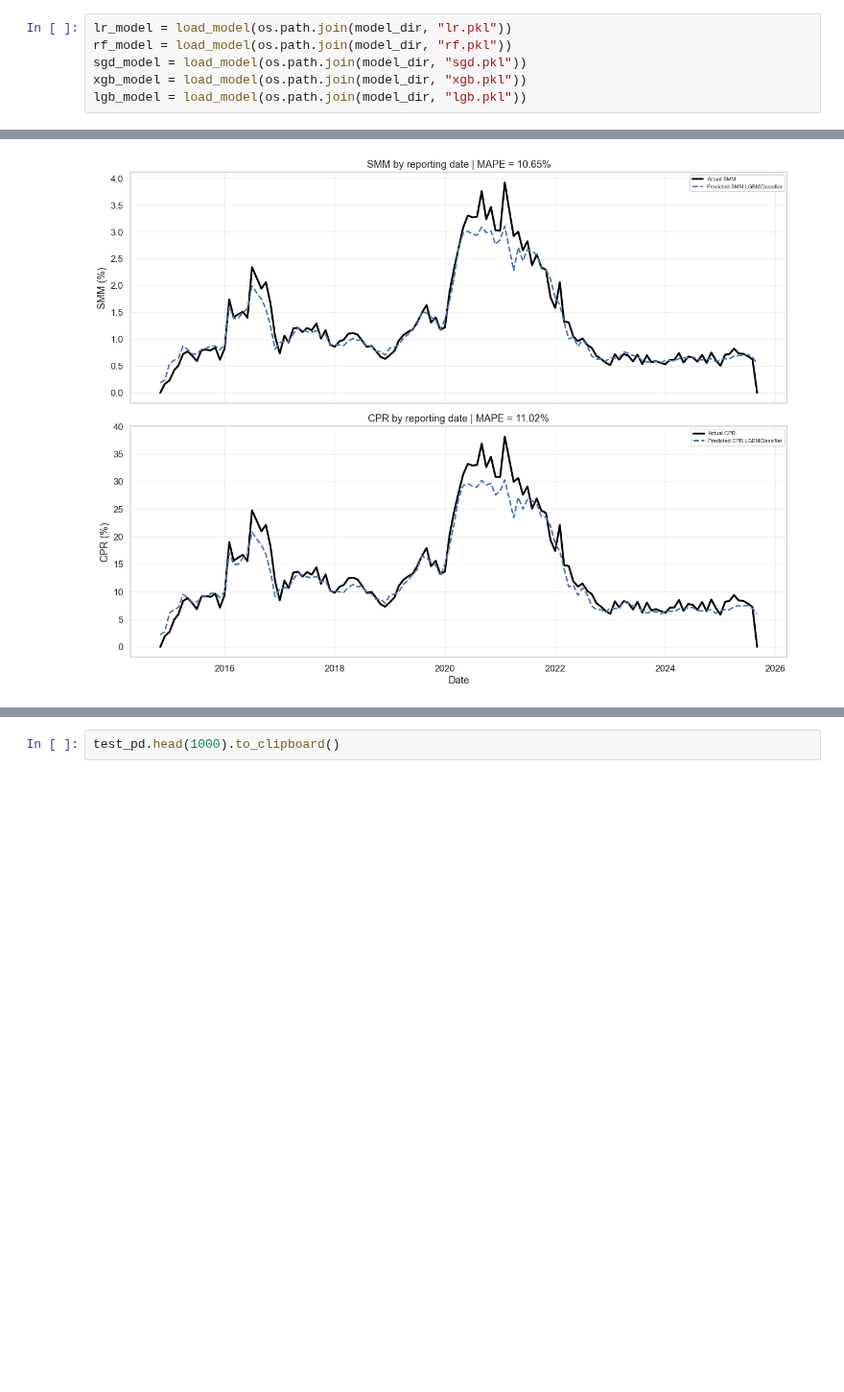
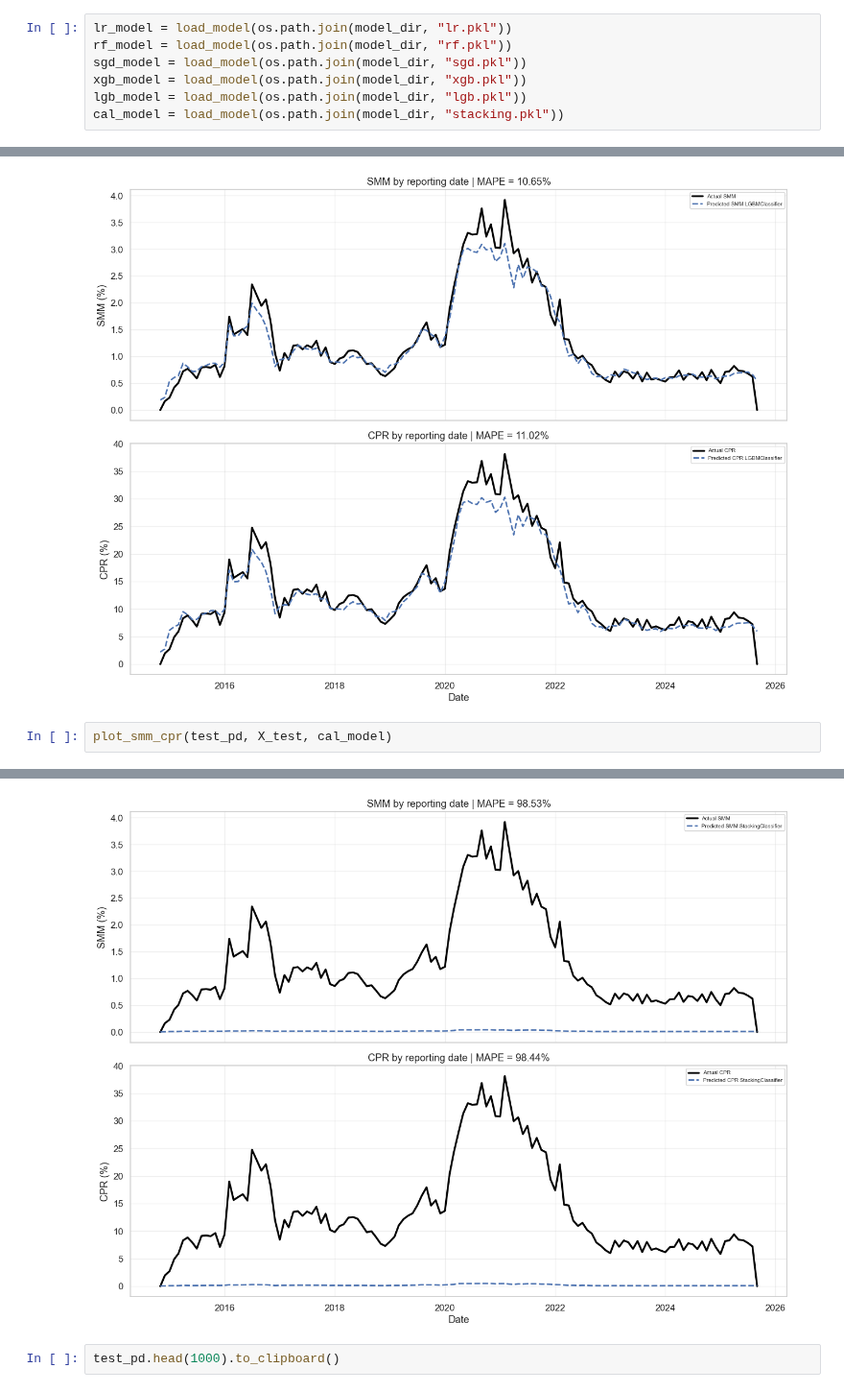
Before and after one commit to Ormenel/hse_khagva, a Jupyter notebook: eda/EDA_ver2.ipynb, the cells around one changed output, grey strips where cells are left out. Shown at 96% size. Drawn from its saved outputs; the diff is of its cells as text; blank space fills up the shorter version.

```diff
--- a/eda/EDA_ver2.ipynb
+++ b/eda/EDA_ver2.ipynb
@@ -373,6 +373,7 @@ rf_model = load_model(os.path.join(model_dir, "rf.pkl"))
 sgd_model = load_model(os.path.join(model_dir, "sgd.pkl"))
 xgb_model = load_model(os.path.join(model_dir, "xgb.pkl"))
 lgb_model = load_model(os.path.join(model_dir, "lgb.pkl"))
+cal_model = load_model(os.path.join(model_dir, "stacking.pkl"))
 # %%
 plot_smm_cpr(test_pd, X_test, lr_model)
 # %% [output]
@@ -397,3 +398,6 @@ plot_smm_cpr(test_pd, X_test, xgb_model)
 plot_smm_cpr(test_pd, X_test, lgb_model)
 # %% [output]
 [figure]
+# %%
+plot_smm_cpr(test_pd, X_test, cal_model)
+# %% [output]
@@ -400,2 +408,3 @@ plot_smm_cpr(test_pd, X_test, lgb_model)
+[figure, added]
 # %%
 test_pd.head(1000).to_clipboard()
```
Also changed, not shown: parts of 3 cells of this notebook.
